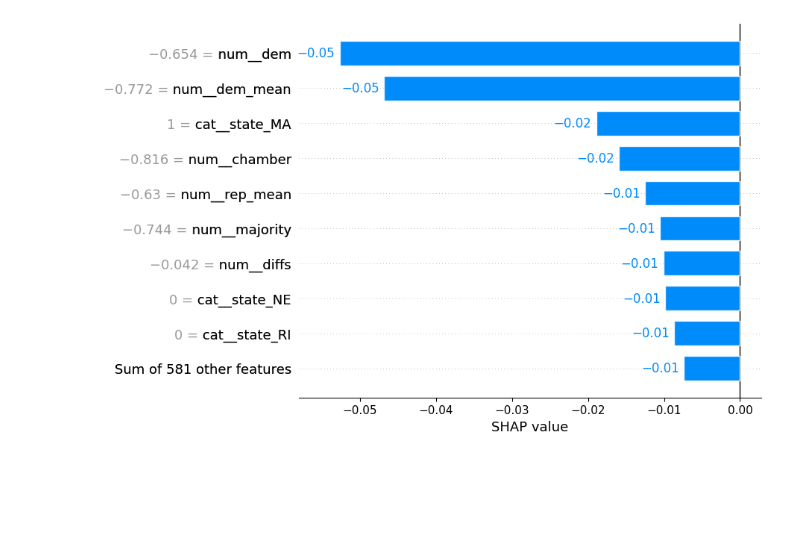
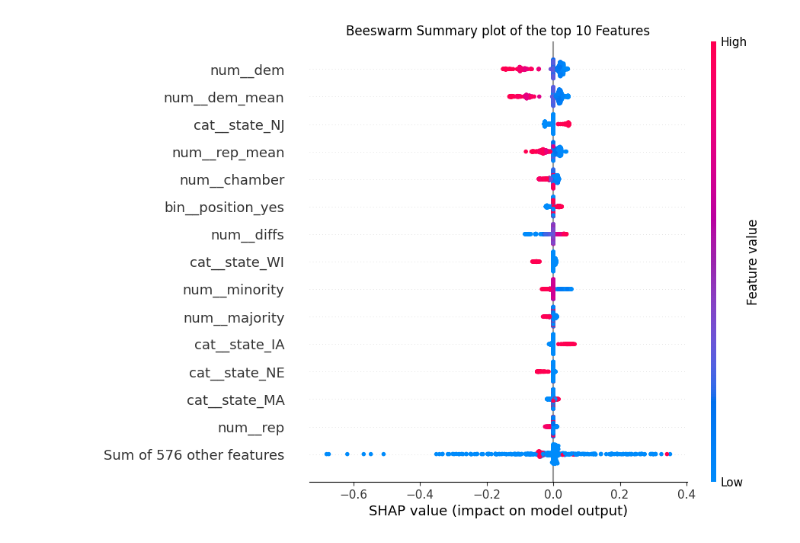
Before and after one commit to lrahbek/DPF_exam, a Jupyter notebook: src/feat_trans_test.ipynb, the cells around one changed output. Cells and saved outputs as stored; diff of their text form; code cells hidden in the pictures; blank space fills up the shorter version.

Commit message:
beeswarm

```diff
--- a/src/feat_trans_test.ipynb
+++ b/src/feat_trans_test.ipynb
@@ -80,4 +24,0 @@ shap_values = explainer_pred.shap_values(X_test_tr)
-# %%
-shap.plots.bar(shap_expl[1])
-# %% [output]
-[figure, removed]
@@ -84 +30,7 @@ shap.plots.bar(shap_expl[1])
+# %%
+ax = shap.plots.beeswarm(shap_values[:,:,0], max_display=15, show=False)
+plt.title("Beeswarm Summary plot of the top 10 Features")
+plt.savefig("../out/MLP_eval/beeswarm.png", bbox_inches='tight', dpi = 1000)
+# %% [output]
+[figure, added]
 # %%
```
Also changed, not shown: parts of 18 cells of this notebook, 3 other files.
